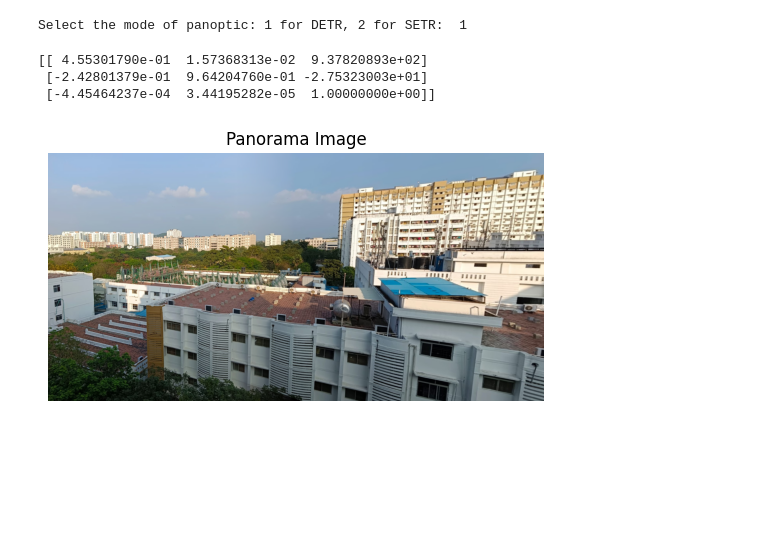
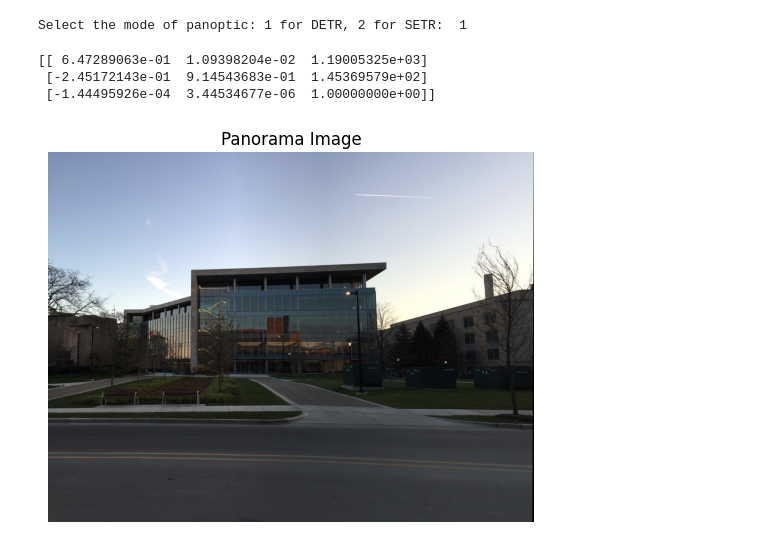
Before and after one commit to leowang707/cv_final, a Jupyter notebook: notebooks/Stiching_case2.ipynb, the cells around one changed output. Cells and saved outputs as stored; diff of their text form; code cells hidden in the pictures; blank space fills up the shorter version.

```diff
--- a/notebooks/Stiching_case2.ipynb
+++ b/notebooks/Stiching_case2.ipynb
@@ -12,17 +12,17 @@ import sys
 panoptic_mode = int(input("Select the mode of panoptic: 1 for DETR, 2 for SETR: "))
 if panoptic_mode == 1:
     Filepath = './DETR_result/'
-    image1 = cv2.imread('image01.jpg')
-    image2 = cv2.imread('image02.jpg')
-    mask_label_path1 = Filepath + 'image01/'
-    mask_label_path2 = Filepath + 'image02/'
+    image1 = cv2.imread('image1.jpg')
+    image2 = cv2.imread('image2.jpg')
+    mask_label_path1 = Filepath + 'image1/'
+    mask_label_path2 = Filepath + 'image2/'
 
 elif panoptic_mode == 2:
     Filepath = './SETR_result/'
-    image1 = cv2.imread('image01.jpg')
-    image2 = cv2.imread('image02.jpg')
-    mask_label_path1 = Filepath + 'image01/'
-    mask_label_path2 = Filepath + 'image02/'
+    image1 = cv2.imread('image1.jpg')
+    image2 = cv2.imread('image2.jpg')
+    mask_label_path1 = Filepath + 'image1/'
+    mask_label_path2 = Filepath + 'image2/'
 # %% [output]
 Select the mode of panoptic: 1 for DETR, 2 for SETR:  1
 # %%
@@ -115,13 +115,19 @@ def modified_dict_by_class_dif(mask_dict1, mask_dict2):
 
 dif_modified_dict1, dif_modified_dict2 = modified_dict_by_class_dif(mask_dict1, mask_dict2)
 # %%
+%%time
+
 class Image_Stitching():
     def __init__(self):
         self.ratio = 0.85
         self.min_match = 10
         self.sift = cv2.SIFT_create()
-        if ()
-        self.smoothing_window_size = 300
+        if mask_label_path1 == os.path.join(Filepath, 'image1/') and mask_label_path2 == os.path.join(Filepath, 'image2/'):
+            self.smoothing_window_size = 800
+        if mask_label_path1 == os.path.join(Filepath, 'image01/') and mask_label_path2 == os.path.join(Filepath, 'image02/'):
+            self.smoothing_window_size = 300
+        if mask_label_path1 == os.path.join(Filepath, 'image001/') and mask_label_path2 == os.path.join(Filepath, 'image002/'):
+            self.smoothing_window_size = 250
 
     def registration(self, img1, img2):
         # Convert images to grayscale
@@ -190,35 +196,35 @@ class Image_Stitching():
         panorama1[0:img1.shape[0], 0:img1.shape[1], :] = img1
         panorama1 *= mask1
         mask2 = self.create_mask(img1, img2, version='right_image')
         panorama2 = cv2.warpPerspective(img2, H, (width_panorama, height_panorama)) * mask2
         result = panorama1 + panorama2
 
         rows, cols = np.where(result[:, :, 0] != 0)
         min_row, max_row = min(rows), max(rows) + 1
         min_col, max_col = min(cols), max(cols) + 1
         final_result = result[min_row:max_row, min_col:max_col, :]
 
         return final_result.astype(np.uint8)  # Ensure the data type is uint8
 
 def main(img1, img2):
     final = Image_Stitching().blending(img1, img2)
 
     # Display the panorama using matplotlib
     final_rgb = cv2.cvtColor(final, cv2.COLOR_BGR2RGB)  # Convert BGR to RGB
     plt.imshow(final_rgb)
     plt.title('Panorama Image')
     plt.axis('off')
     plt.show()
 
 # Example usage
 try:
     main(image1, image2)
     print("Panorama created successfully!")
 except IndexError:
     print("Please input two source images.")
 # %% [output]
-[[ 4.55301790e-01  1.57368313e-02  9.37820893e+02]
- [-2.42801379e-01  9.64204760e-01 -2.75323003e+01]
- [-4.45464237e-04  3.44195282e-05  1.00000000e+00]]
+[[ 6.47289063e-01  1.09398204e-02  1.19005325e+03]
+ [-2.45172143e-01  9.14543683e-01  1.45369579e+02]
+ [-1.44495926e-04  3.44534677e-06  1.00000000e+00]]
-[figure, old version]
+[figure, new version]
 Panorama created successfully!
```
Also changed, not shown: parts of 1 cell of this notebook, 17 other files.
